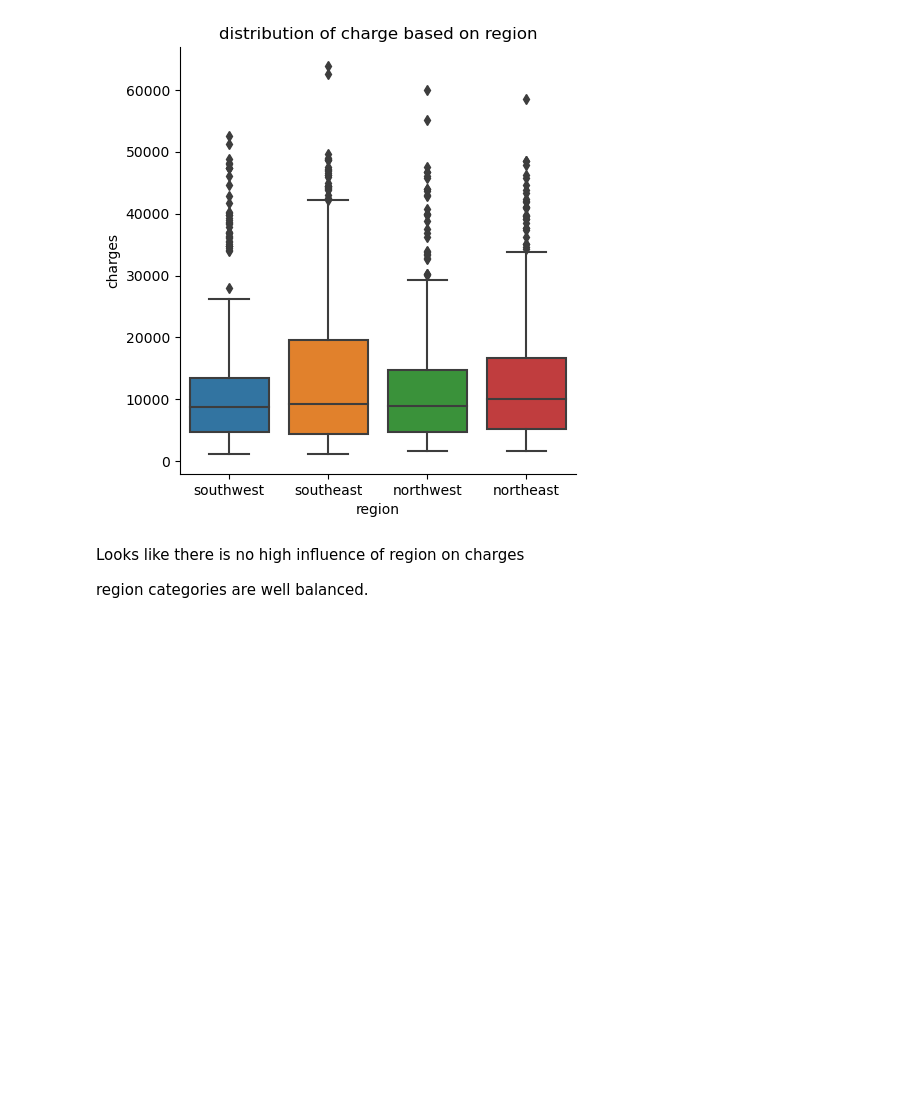
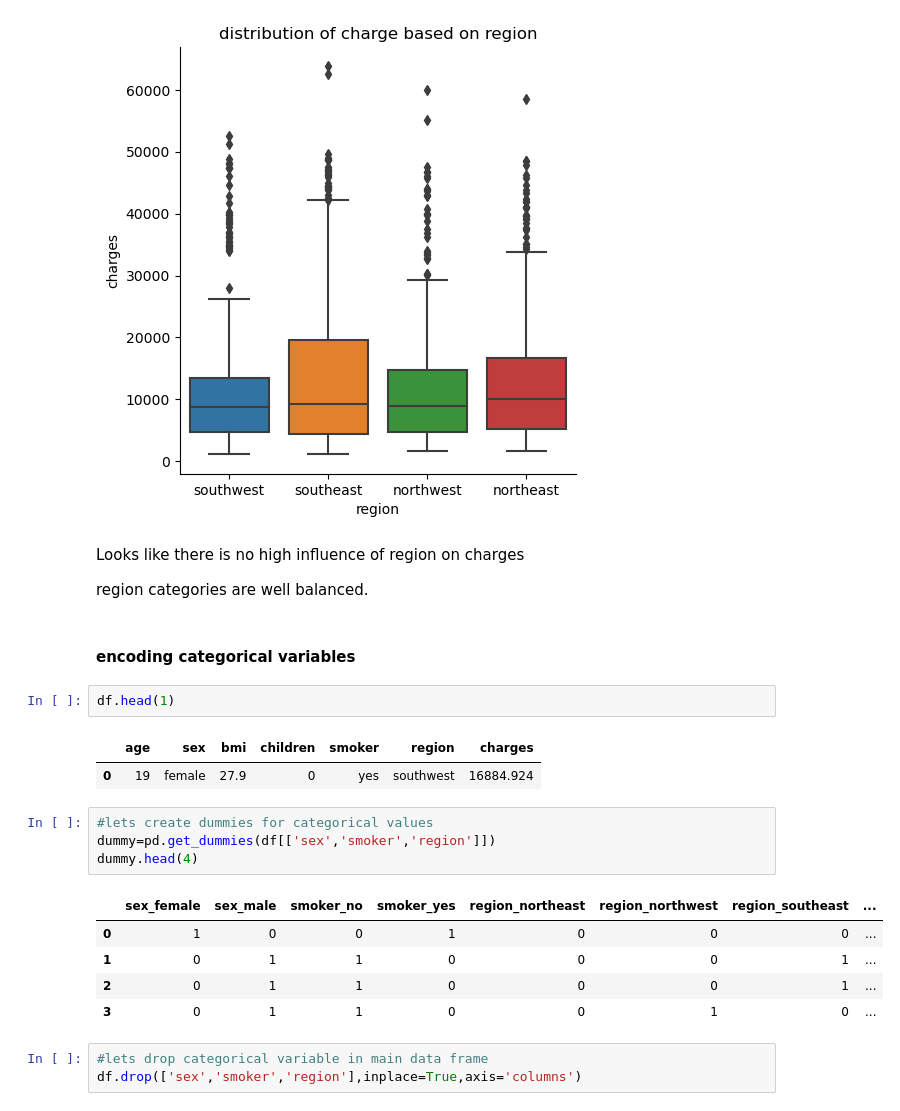
Before and after one commit to ShrajanKumar/Insurance_cost_prediction, a Jupyter notebook: preprocessing and eda.ipynb, the cells around one changed output. Saved outputs shown, nothing was run; the diff lists cells and outputs as text; blank space fills up the shorter version.

Commit message:
encoded categorical variable
Encoded categorical variable and updatetd dataframe

```diff
--- a/preprocessing and eda.ipynb
+++ b/preprocessing and eda.ipynb
@@ -349,3 +350,23 @@ Text(0.5, 1.0, 'distribution of charge based on region')
 Looks like there is no high influence of region on charges
 
 region categories are well balanced.
+# %% [markdown]
+#### encoding categorical variables
+# %%
+df.head(1)
+# %% [output]
+|  | age | sex | bmi | children | smoker | region | charges |
+| 0 | 19 | female | 27.9 | 0 | yes | southwest | 16884.924 |
+# %%
+#lets create dummies for categorical values
+dummy=pd.get_dummies(df[['sex','smoker','region']])
+dummy.head(4)
+# %% [output]
+|  | sex_female | sex_male | smoker_no | smoker_yes | region_northeast | region_northwest | region_southeast | ... |
+| 0 | 1 | 0 | 0 | 1 | 0 | 0 | 0 | ... |
+| 1 | 0 | 1 | 1 | 0 | 0 | 0 | 1 | ... |
+| 2 | 0 | 1 | 1 | 0 | 0 | 0 | 1 | ... |
+| 3 | 0 | 1 | 1 | 0 | 0 | 1 | 0 | ... |
+# %%
+#lets drop categorical variable in main data frame
+df.drop(['sex','smoker','region'],inplace=True,axis='columns')
```
Also changed, not shown: parts of 7 cells of this notebook.
